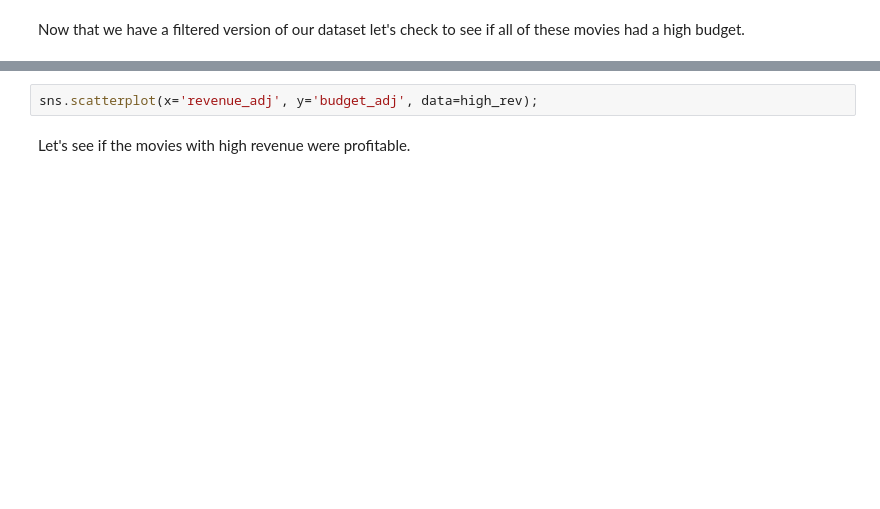
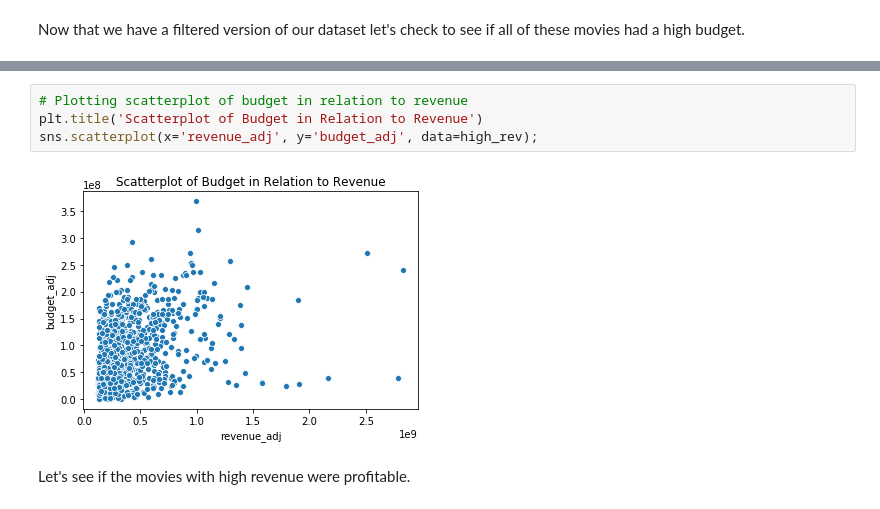
Before and after one commit to danielmiguel320/dand_investigate_data_set, a Jupyter notebook: investigate-a-dataset-template.ipynb, the cells around one changed output, grey strips where cells are left out. Cells and saved outputs as stored; diff of their text form; blank space fills up the shorter version.

```diff
--- a/investigate-a-dataset-template.ipynb
+++ b/investigate-a-dataset-template.ipynb
@@ -123,5 +254,9 @@ sns.distplot(high_rev['budget_adj'], axlabel='Budget in USD');
-# %%
-sns.scatterplot(x='revenue_adj', y='budget_adj', data=high_rev);
+# %%
+# Plotting scatterplot of budget in relation to revenue
+plt.title('Scatterplot of Budget in Relation to Revenue')
+sns.scatterplot(x='revenue_adj', y='budget_adj', data=high_rev);
+# %% [output]
+[figure, added]
 # %% [markdown]
 Let's see if the movies with high revenue were profitable.
 # %%
```
Also changed, not shown: parts of 19 cells of this notebook.
